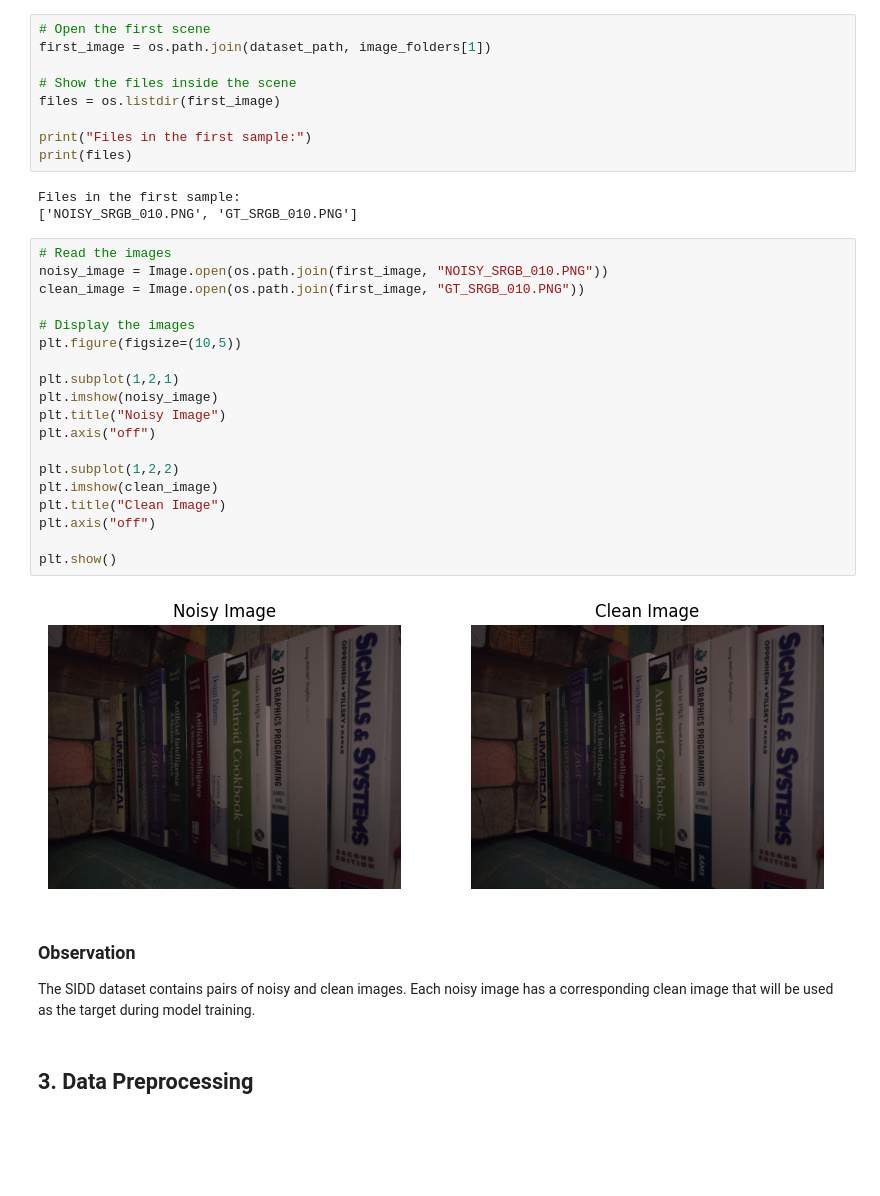
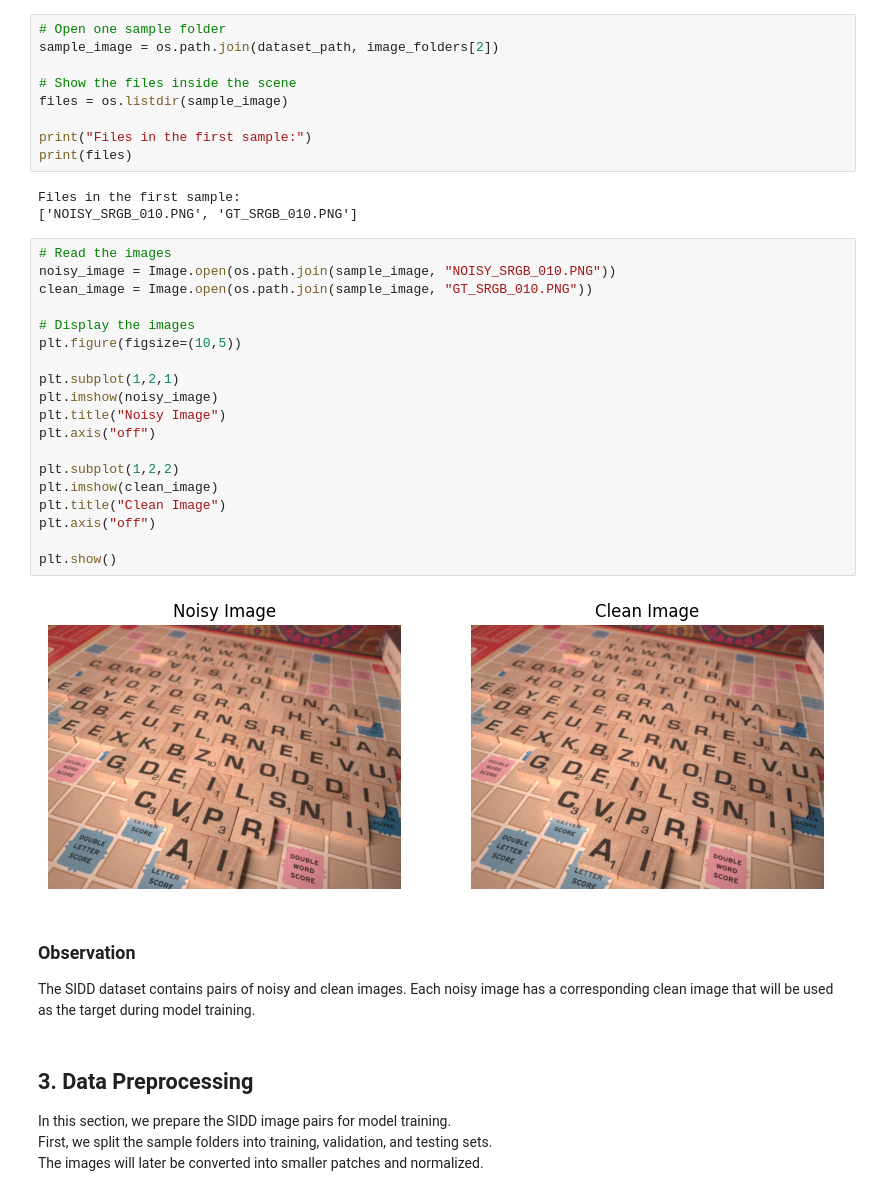
Before and after one commit to hmdaalln/image-denoising-capstone, a Jupyter notebook: Image_Denoising.ipynb, the cells around one changed output. Drawn from its saved outputs; the diff is of its cells as text; blank space fills up the shorter version.

```diff
--- a/Image_Denoising.ipynb
+++ b/Image_Denoising.ipynb
@@ -77,9 +87,9 @@ First sample folder: 0160_007_IP_00400_00400_3200_L
 # %%
-# Open the first scene
-first_image = os.path.join(dataset_path, image_folders[1])
+# Open one sample folder
+sample_image = os.path.join(dataset_path, image_folders[2])
 
 # Show the files inside the scene
-files = os.listdir(first_image)
+files = os.listdir(sample_image)
 
 print("Files in the first sample:")
 print(files)
@@ -88,28 +98,31 @@ Files in the first sample:
 ['NOISY_SRGB_010.PNG', 'GT_SRGB_010.PNG']
 # %%
 # Read the images
-noisy_image = Image.open(os.path.join(first_image, "NOISY_SRGB_010.PNG"))
-clean_image = Image.open(os.path.join(first_image, "GT_SRGB_010.PNG"))
+noisy_image = Image.open(os.path.join(sample_image, "NOISY_SRGB_010.PNG"))
+clean_image = Image.open(os.path.join(sample_image, "GT_SRGB_010.PNG"))
 
 # Display the images
 plt.figure(figsize=(10,5))
 
 plt.subplot(1,2,1)
 plt.imshow(noisy_image)
 plt.title("Noisy Image")
 plt.axis("off")
 
 plt.subplot(1,2,2)
 plt.imshow(clean_image)
 plt.title("Clean Image")
 plt.axis("off")
 
 plt.show()
 # %% [output]
-[figure, old version]
+[figure, new version]
 # %% [markdown]
 ### Observation
 
 The SIDD dataset contains pairs of noisy and clean images. Each noisy image has a corresponding clean image that will be used as the target during model training.
-# %% [markdown]
-## 3. Data Preprocessing
+# %% [markdown]
+## 3. Data Preprocessing
+In this section, we prepare the SIDD image pairs for model training.
+First, we split the sample folders into training, validation, and testing sets.
+The images will later be converted into smaller patches and normalized.
```
Also changed, not shown: parts of 14 cells of this notebook.
